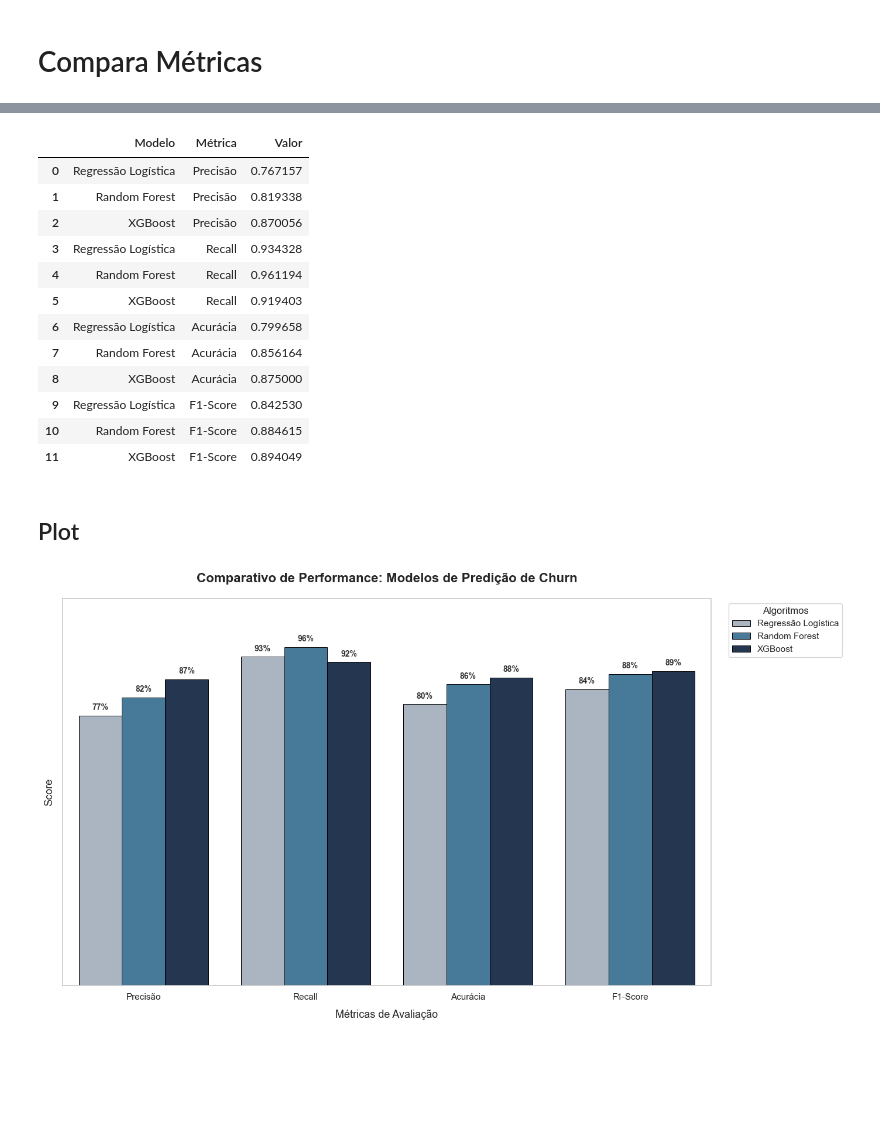
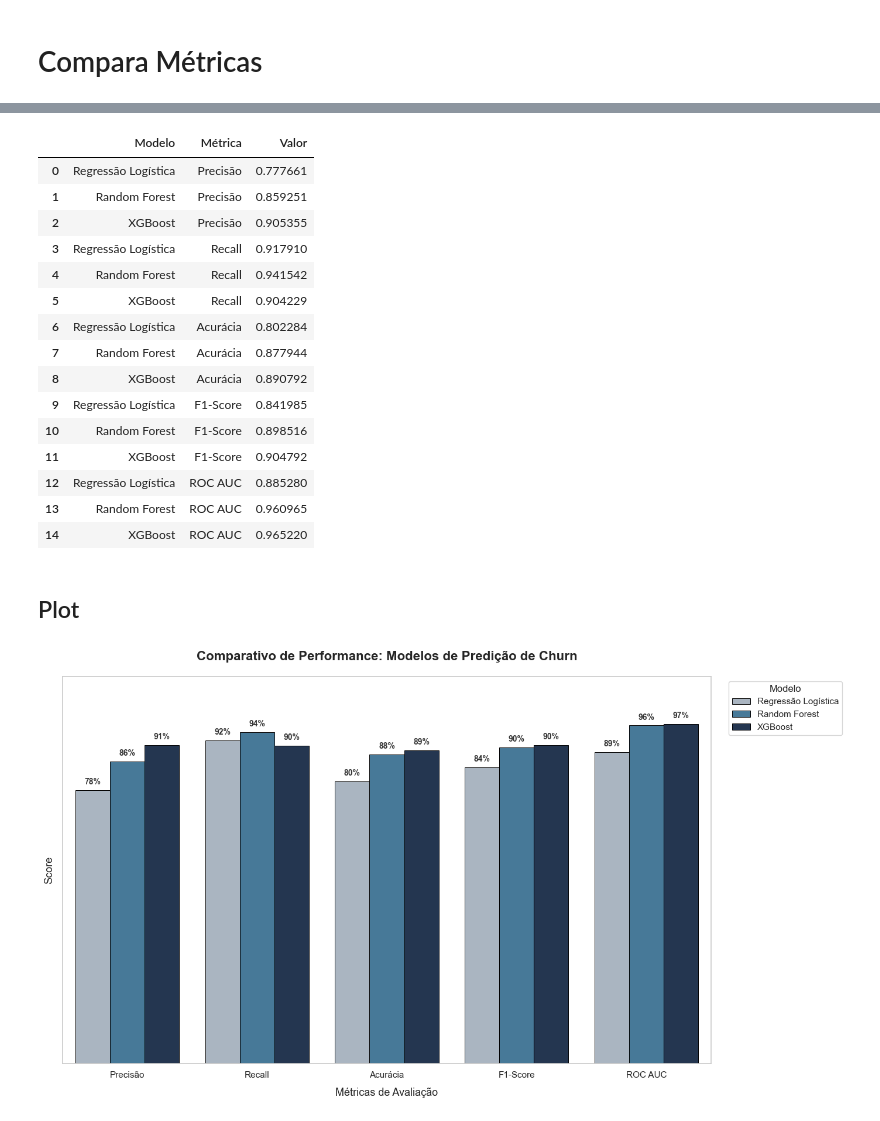
Before and after one commit to victorpecine/ml_predicao_churn, a Jupyter notebook: nb_ml_precidao_churn.ipynb, the cells around one changed output, grey strips where cells are left out. Saved outputs shown, nothing was run; the diff lists cells and outputs as text; code cells hidden in the pictures; blank space fills up the shorter version.

```diff
--- a/nb_ml_precidao_churn.ipynb
+++ b/nb_ml_precidao_churn.ipynb
@@ -29,9 +30,12 @@ from sklearn.metrics            import (
 # %%
 dataset = pd.read_csv('dados_brutos\\tarefas_clientes_logistic_regression.csv', sep=';')
 # Convertendo colunas object com vírgula para float numérico
-colunas_para_ajustar = ['perc_prioridade_maxima'] + \
-    list(dataset.filter(regex='^media_').columns) + \
-    list(dataset.filter(regex='valor_').columns)
+colunas_para_ajustar = ['perc_prioridade_maxima',
+                        'prop_atrito_recentes_percentual',
+                        'index_tendencia_volume_recentes',
+                        'score_atrito_sla_financeiro'] + \
+                        list(dataset.filter(regex='^media_').columns) + \
+                        list(dataset.filter(regex='valor_').columns)
 
 for col in colunas_para_ajustar:
     dataset[col] = dataset[col].astype(str).str.replace(',', '.').astype(float)
@@ -193,7 +251,7 @@ colunas_data_leakage = [
     'qtd_contratos_cancelados'
     ]
 
-colunas_corr_85 = [
+colunas_alta_corr = [
     'qtd_tarefas_total',
     'qtd_subcategorias_distintas',
     'qtd_grupos_envolvidos',
@@ -204,10 +262,13 @@ colunas_corr_85 = [
     'qtd_prioridade_reforco'
     ]
 
-colunas_baixa_importancia_pvalor = [
+colunas_baixa_importancia = [
     'perc_prioridade_maxima',
     'media_dias_exec',
-    'meses_de_casa'
+    'meses_de_casa',
+    'tarefas_90d'
+    # 'prop_atrito_recentes_percentual'
+    # 'index_tendencia_volume_recentes'
     # 'media_dias_exec_tarefa_sd',
     # 'media_dias_exec_tarefa_hd',
     # 'media_dias_exec_reclamacao',
@@ -220,7 +281,7 @@ colunas_baixa_importancia_pvalor = [
     # 'qt_tarefas_bug'
     ]
 
-to_drop_completo = colunas_data_leakage + colunas_corr_85 + colunas_baixa_importancia_pvalor
+to_drop_completo = colunas_data_leakage + colunas_alta_corr + colunas_baixa_importancia
 # %%
 X_limpo = X.drop(columns=to_drop_completo)
 X_limpo.head()
@@ -310,7 +373,7 @@ qtd_categorias_distintas       | 235          | 5.03%
 # %%
 # Separando os dados em Treino (75%) e Teste (25%) garantindo a mesma proporção de Churn (stratify)
 X_train, X_test, y_train, y_test = train_test_split(
-    X_limpo, y, test_size=0.25, random_state=42, stratify=y
+    X_limpo, y, test_size=0.30, random_state=42, stratify=y
 )
 
 # Padronizando as variáveis (Z-score: Média=0, Desvio Padrão=1)
@@ -1007,12 +1033,13 @@ dados_metricas = {
         "Random Forest",
         "XGBoost",
     ]
-    * 4,
+    * 5,
     "Métrica": (
-        ["Precisão"] * 3
-        + ["Recall"] * 3
-        + ["Acurácia"] * 3
-        + ["F1-Score"] * 3
+        ["Precisão"]    * 3
+        + ["Recall"]    * 3
+        + ["Acurácia"]  * 3
+        + ["F1-Score"]  * 3
+        + ["ROC AUC"]   * 3
     ),
     "Valor": [
         precisao_reglog,
@@ -1026,26 +1053,32 @@ dados_metricas = {
         acuracia_xgb,
         f1_score_reglog,
         f1_score_rf,
-        f1_score_xgb
-    ],
+        f1_score_xgb,
+        roc_auc_reglog,
+        roc_auc_rf,
+        roc_auc_xgb
+    ]
 }
 
 df_metrics = pd.DataFrame(dados_metricas)
 df_metrics
 # %% [output]
 |  | Modelo | Métrica | Valor |
-| 0 | Regressão Logística | Precisão | 0.767157 |
-| 1 | Random Forest | Precisão | 0.819338 |
-| 2 | XGBoost | Precisão | 0.870056 |
-| 3 | Regressão Logística | Recall | 0.934328 |
-| 4 | Random Forest | Recall | 0.961194 |
-| 5 | XGBoost | Recall | 0.919403 |
-| 6 | Regressão Logística | Acurácia | 0.799658 |
-| 7 | Random Forest | Acurácia | 0.856164 |
-| 8 | XGBoost | Acurácia | 0.875000 |
-| 9 | Regressão Logística | F1-Score | 0.842530 |
-| 10 | Random Forest | F1-Score | 0.884615 |
-| 11 | XGBoost | F1-Score | 0.894049 |
+| 0 | Regressão Logística | Precisão | 0.777661 |
+| 1 | Random Forest | Precisão | 0.859251 |
+| 2 | XGBoost | Precisão | 0.905355 |
+| 3 | Regressão Logística | Recall | 0.917910 |
+| 4 | Random Forest | Recall | 0.941542 |
+| 5 | XGBoost | Recall | 0.904229 |
+| 6 | Regressão Logística | Acurácia | 0.802284 |
+| 7 | Random Forest | Acurácia | 0.877944 |
+| 8 | XGBoost | Acurácia | 0.890792 |
+| 9 | Regressão Logística | F1-Score | 0.841985 |
+| 10 | Random Forest | F1-Score | 0.898516 |
+| 11 | XGBoost | F1-Score | 0.904792 |
+| 12 | Regressão Logística | ROC AUC | 0.885280 |
+| 13 | Random Forest | ROC AUC | 0.960965 |
+| 14 | XGBoost | ROC AUC | 0.965220 |
 # %% [markdown]
 ## Plot
 # %%
@@ -1082,32 +1115,32 @@ plt.ylim(0, 1.1)  # Dá um respiro no topo para os rótulos de texto
 plt.yticks([], [])
 
 # Move a legenda para fora/canto para não atrapalhar as barras
 plt.legend(
-    title="Algoritmos",
+    title="Modelo",
     bbox_to_anchor=(1.02, 1),
     loc="upper left",
     fontsize=11,
     title_fontsize=12,
 )
 
 # Adicionando os valores exatos em cima de cada barra automaticamente
 for p in ax.patches:
     if (
         p.get_height() > 0
     ):  # Garante que só vai plotar se a barra tiver altura
         ax.annotate(
             f"{p.get_height() * 100:.0f}%",  # Mostra em formato de porcentagem limpa (ex: 95%)
             (p.get_x() + p.get_width() / 2.0, p.get_height()),
             ha="center",
             va="center",
             xytext=(0, 10),
             textcoords="offset points",
             fontsize=10,
             fontweight="bold",
             color="#333333",
         )
 
 plt.tight_layout()
 plt.show()
 # %% [output]
-[figure, old version]
+[figure, new version]
```
Also changed, not shown: parts of 45 cells of this notebook, 10 other files.
